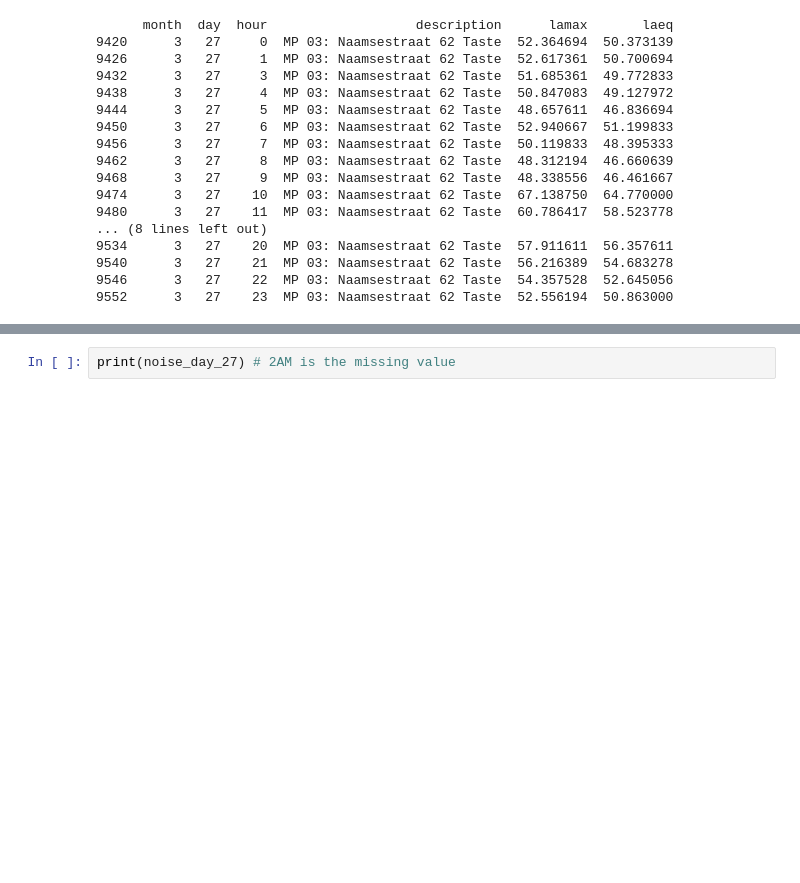
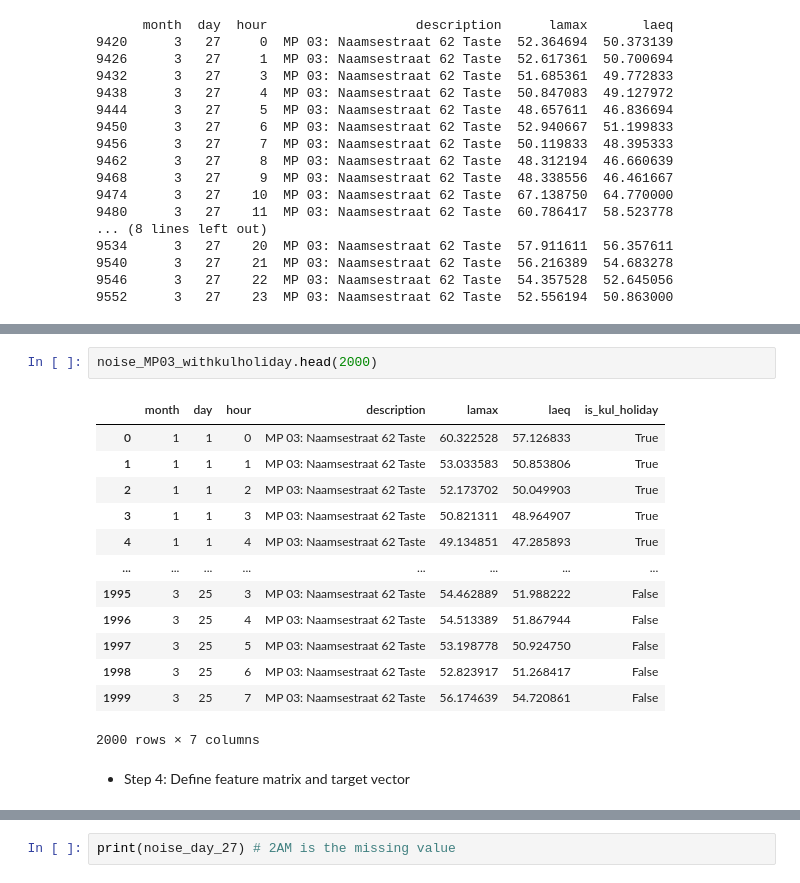
Before and after one commit to lennertvanh/MDA-Georgia, a Jupyter notebook: Preprocessing/Preprocessing.ipynb, the cells around one changed output, grey strips where cells are left out. Saved outputs shown, nothing was run; the diff lists cells and outputs as text; blank space fills up the shorter version.

```diff
--- a/Preprocessing/Preprocessing.ipynb
+++ b/Preprocessing/Preprocessing.ipynb
@@ -1099,0 +972,18 @@ len(noise_day_27) # the result is 23 instead of 24h, so the missing value is on
+# %%
+noise_MP03_withkulholiday.head(2000)
+# %% [output]
+|  | month | day | hour | description | lamax | laeq | is_kul_holiday |
+| 0 | 1 | 1 | 0 | MP 03: Naamsestraat 62 Taste | 60.322528 | 57.126833 | True |
+| 1 | 1 | 1 | 1 | MP 03: Naamsestraat 62 Taste | 53.033583 | 50.853806 | True |
+| 2 | 1 | 1 | 2 | MP 03: Naamsestraat 62 Taste | 52.173702 | 50.049903 | True |
+| 3 | 1 | 1 | 3 | MP 03: Naamsestraat 62 Taste | 50.821311 | 48.964907 | True |
+| 4 | 1 | 1 | 4 | MP 03: Naamsestraat 62 Taste | 49.134851 | 47.285893 | True |
+| ... | ... | ... | ... | ... | ... | ... | ... |
+| 1995 | 3 | 25 | 3 | MP 03: Naamsestraat 62 Taste | 54.462889 | 51.988222 | False |
+| 1996 | 3 | 25 | 4 | MP 03: Naamsestraat 62 Taste | 54.513389 | 51.867944 | False |
+| 1997 | 3 | 25 | 5 | MP 03: Naamsestraat 62 Taste | 53.198778 | 50.924750 | False |
+| 1998 | 3 | 25 | 6 | MP 03: Naamsestraat 62 Taste | 52.823917 | 51.268417 | False |
+| 1999 | 3 | 25 | 7 | MP 03: Naamsestraat 62 Taste | 56.174639 | 54.720861 | False |
+2000 rows × 7 columns
+# %% [markdown]
+- Step 4: Define feature matrix and target vector
```
Also changed, not shown: parts of 65 cells of this notebook, 1 other file.
